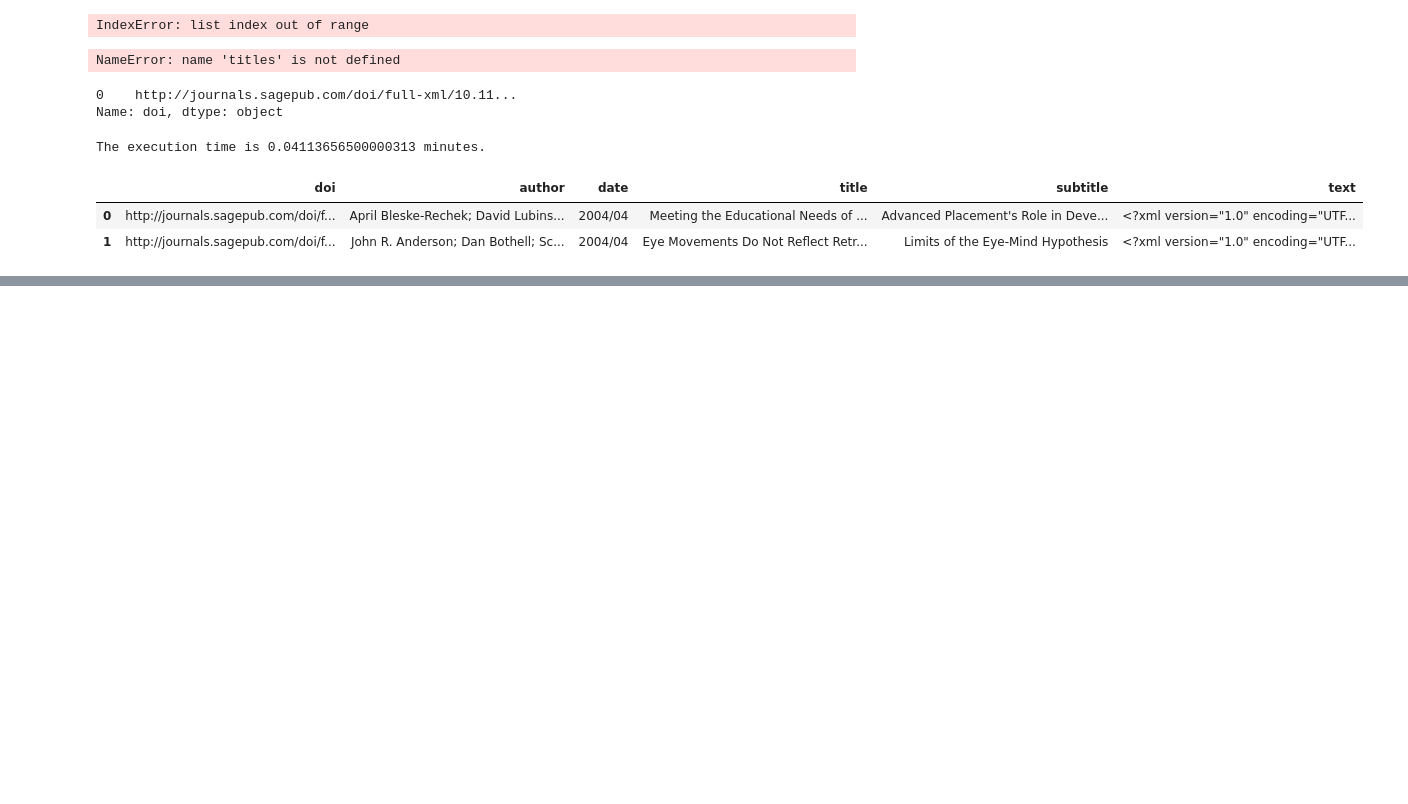
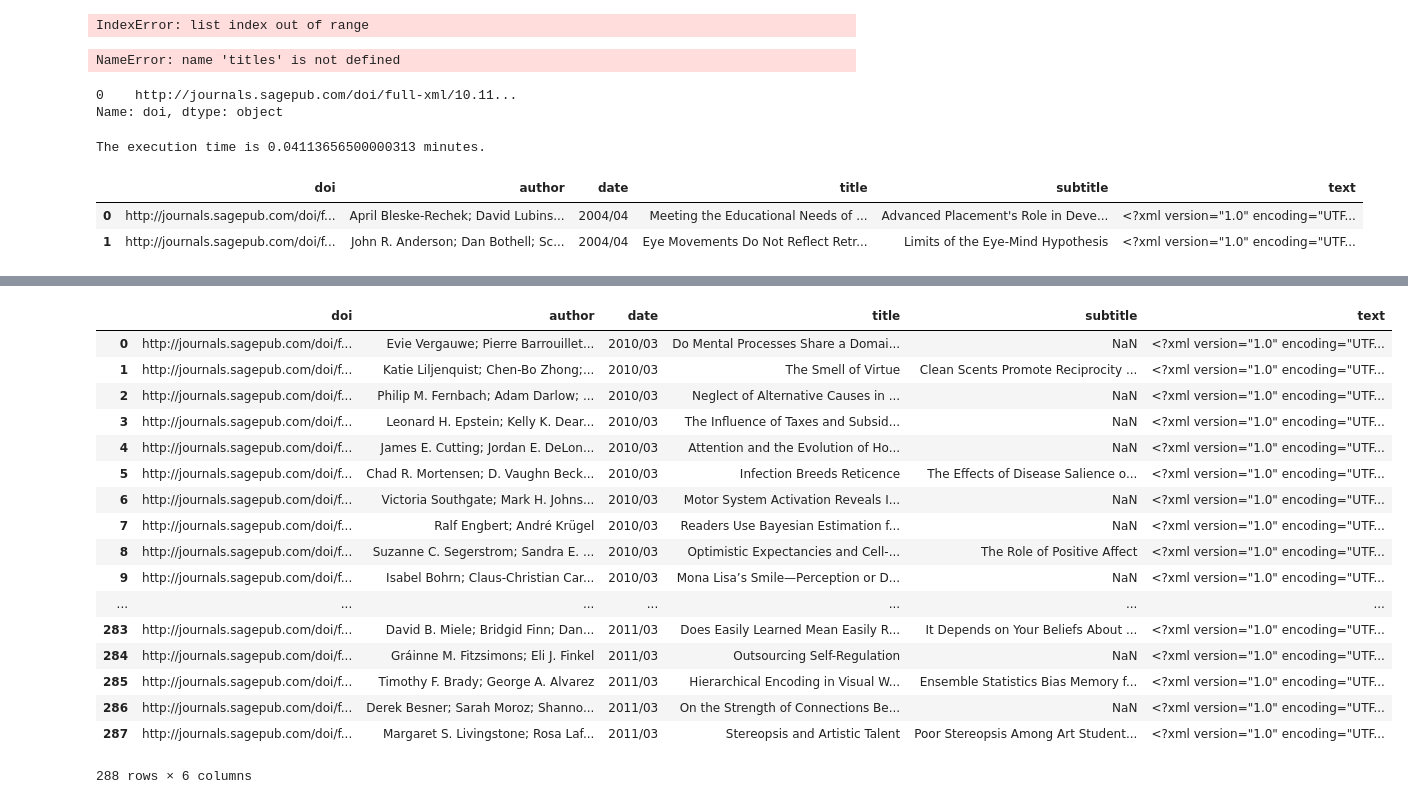
Before and after one commit to la-oey/Fabricator, a Jupyter notebook: elsevier/Testing_notebook.ipynb, the cells around one changed output, grey strips where cells are left out. Saved outputs shown, nothing was run; the diff lists cells and outputs as text; code cells hidden in the pictures; blank space fills up the shorter version.

```diff
--- a/elsevier/Testing_notebook.ipynb
+++ b/elsevier/Testing_notebook.ipynb
@@ -206,0 +204,22 @@ NameError: name 'ped' is not defined
+# %%
+df = pd.read_csv('psychScience_2010.csv')
+df
+# %% [output]
+|  | doi | author | date | title | subtitle | text |
+| 0 | http://journals.sagepub.com/doi/f... | Evie Vergauwe; Pierre Barrouillet... | 2010/03 | Do Mental Processes Share a Domai... | NaN | <?xml version="1.0" encoding="UTF... |
+| 1 | http://journals.sagepub.com/doi/f... | Katie Liljenquist; Chen-Bo Zhong;... | 2010/03 | The Smell of Virtue | Clean Scents Promote Reciprocity ... | <?xml version="1.0" encoding="UTF... |
+| 2 | http://journals.sagepub.com/doi/f... | Philip M. Fernbach; Adam Darlow; ... | 2010/03 | Neglect of Alternative Causes in ... | NaN | <?xml version="1.0" encoding="UTF... |
+| 3 | http://journals.sagepub.com/doi/f... | Leonard H. Epstein; Kelly K. Dear... | 2010/03 | The Influence of Taxes and Subsid... | NaN | <?xml version="1.0" encoding="UTF... |
+| 4 | http://journals.sagepub.com/doi/f... | James E. Cutting; Jordan E. DeLon... | 2010/03 | Attention and the Evolution of Ho... | NaN | <?xml version="1.0" encoding="UTF... |
+| 5 | http://journals.sagepub.com/doi/f... | Chad R. Mortensen; D. Vaughn Beck... | 2010/03 | Infection Breeds Reticence | The Effects of Disease Salience o... | <?xml version="1.0" encoding="UTF... |
+| 6 | http://journals.sagepub.com/doi/f... | Victoria Southgate; Mark H. Johns... | 2010/03 | Motor System Activation Reveals I... | NaN | <?xml version="1.0" encoding="UTF... |
+| 7 | http://journals.sagepub.com/doi/f... | Ralf Engbert; André Krügel | 2010/03 | Readers Use Bayesian Estimation f... | NaN | <?xml version="1.0" encoding="UTF... |
+| 8 | http://journals.sagepub.com/doi/f... | Suzanne C. Segerstrom; Sandra E. ... | 2010/03 | Optimistic Expectancies and Cell-... | The Role of Positive Affect | <?xml version="1.0" encoding="UTF... |
+| 9 | http://journals.sagepub.com/doi/f... | Isabel Bohrn; Claus-Christian Car... | 2010/03 | Mona Lisa’s Smile—Perception or D... | NaN | <?xml version="1.0" encoding="UTF... |
+| ... | ... | ... | ... | ... | ... | ... |
+| 283 | http://journals.sagepub.com/doi/f... | David B. Miele; Bridgid Finn; Dan... | 2011/03 | Does Easily Learned Mean Easily R... | It Depends on Your Beliefs About ... | <?xml version="1.0" encoding="UTF... |
+| 284 | http://journals.sagepub.com/doi/f... | Gráinne M. Fitzsimons; Eli J. Finkel | 2011/03 | Outsourcing Self-Regulation | NaN | <?xml version="1.0" encoding="UTF... |
+| 285 | http://journals.sagepub.com/doi/f... | Timothy F. Brady; George A. Alvarez | 2011/03 | Hierarchical Encoding in Visual W... | Ensemble Statistics Bias Memory f... | <?xml version="1.0" encoding="UTF... |
+| 286 | http://journals.sagepub.com/doi/f... | Derek Besner; Sarah Moroz; Shanno... | 2011/03 | On the Strength of Connections Be... | NaN | <?xml version="1.0" encoding="UTF... |
+| 287 | http://journals.sagepub.com/doi/f... | Margaret S. Livingstone; Rosa Laf... | 2011/03 | Stereopsis and Artistic Talent | Poor Stereopsis Among Art Student... | <?xml version="1.0" encoding="UTF... |
+288 rows × 6 columns
```
Also changed, not shown: parts of 2 cells of this notebook, 1 other file.
